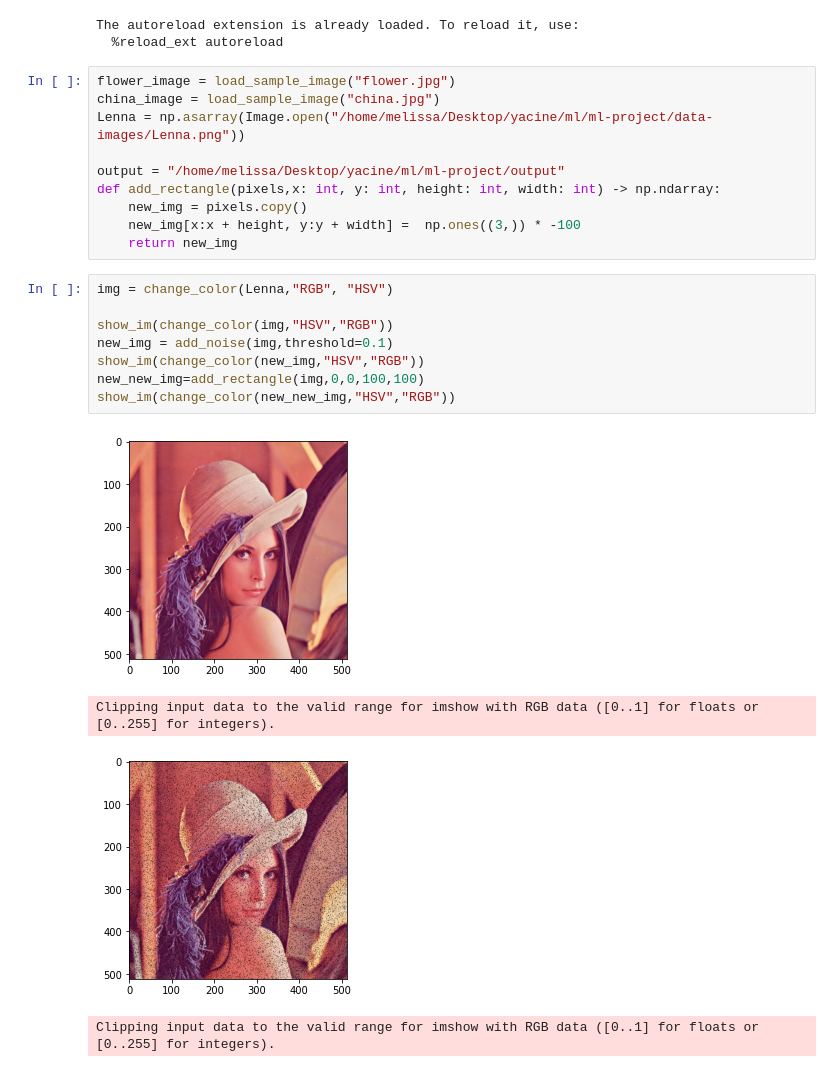
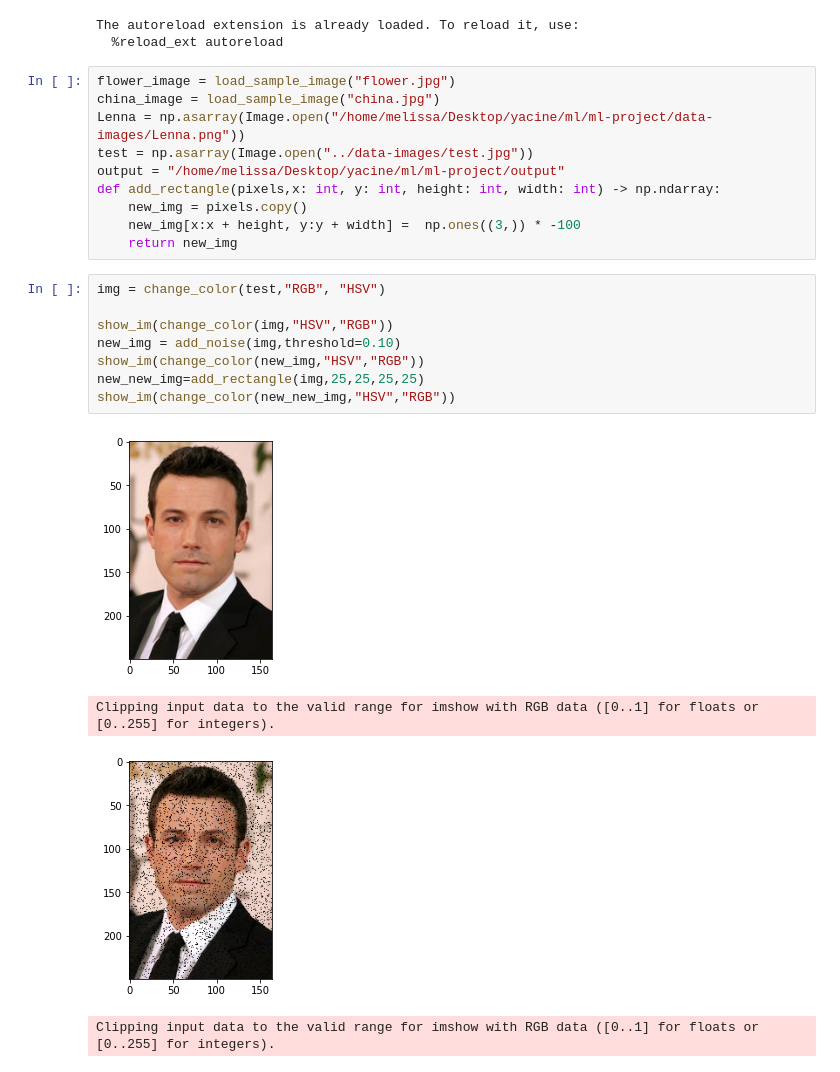
Before and after one commit to YacineAll/Image_Inpainting_via_Sparse_Representation, a Jupyter notebook: src/Untitled.ipynb, the cells around one changed output. Cells and saved outputs as stored; diff of their text form.

```diff
--- a/src/Untitled.ipynb
+++ b/src/Untitled.ipynb
@@ -13,22 +13,22 @@ The autoreload extension is already loaded. To reload it, use:
 flower_image = load_sample_image("flower.jpg")
 china_image = load_sample_image("china.jpg")
 Lenna = np.asarray(Image.open("/home/melissa/Desktop/yacine/ml/ml-project/data-images/Lenna.png"))
-
+test = np.asarray(Image.open("../data-images/test.jpg"))
 output = "/home/melissa/Desktop/yacine/ml/ml-project/output"
 def add_rectangle(pixels,x: int, y: int, height: int, width: int) -> np.ndarray:
     new_img = pixels.copy()
     new_img[x:x + height, y:y + width] =  np.ones((3,)) * -100
     return new_img
 # %%
-img = change_color(Lenna,"RGB", "HSV")
+img = change_color(test,"RGB", "HSV")
 
 show_im(change_color(img,"HSV","RGB"))
-new_img = add_noise(img,threshold=0.1)
+new_img = add_noise(img,threshold=0.10)
 show_im(change_color(new_img,"HSV","RGB"))
-new_new_img=add_rectangle(img,0,0,100,100)
+new_new_img=add_rectangle(img,25,25,25,25)
 show_im(change_color(new_new_img,"HSV","RGB"))
 # %% [output]
-[figure, old version]
+[figure, new version]
 Clipping input data to the valid range for imshow with RGB data ([0..1] for floats or [0..255] for integers).
-[figure, old version]
+[figure, new version]
 Clipping input data to the valid range for imshow with RGB data ([0..1] for floats or [0..255] for integers).
```
Also changed, not shown: parts of 5 cells of this notebook, 16 other files.
